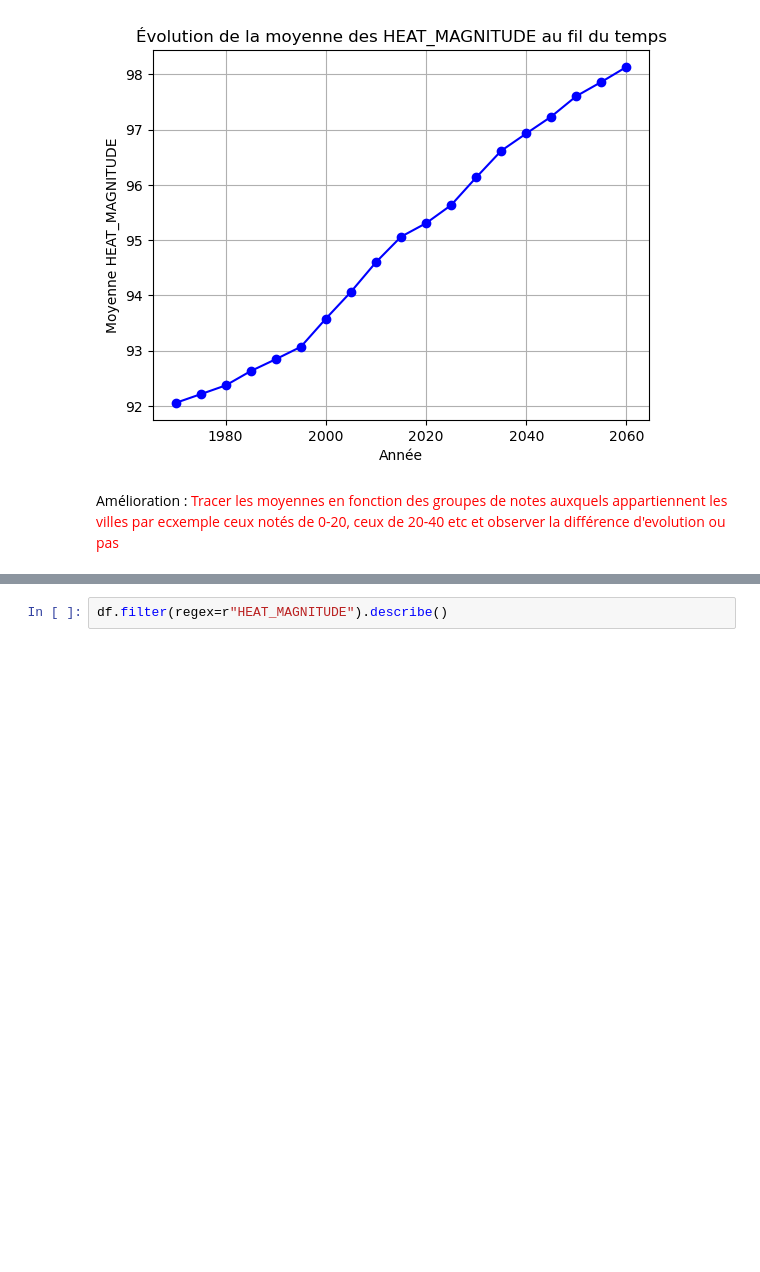
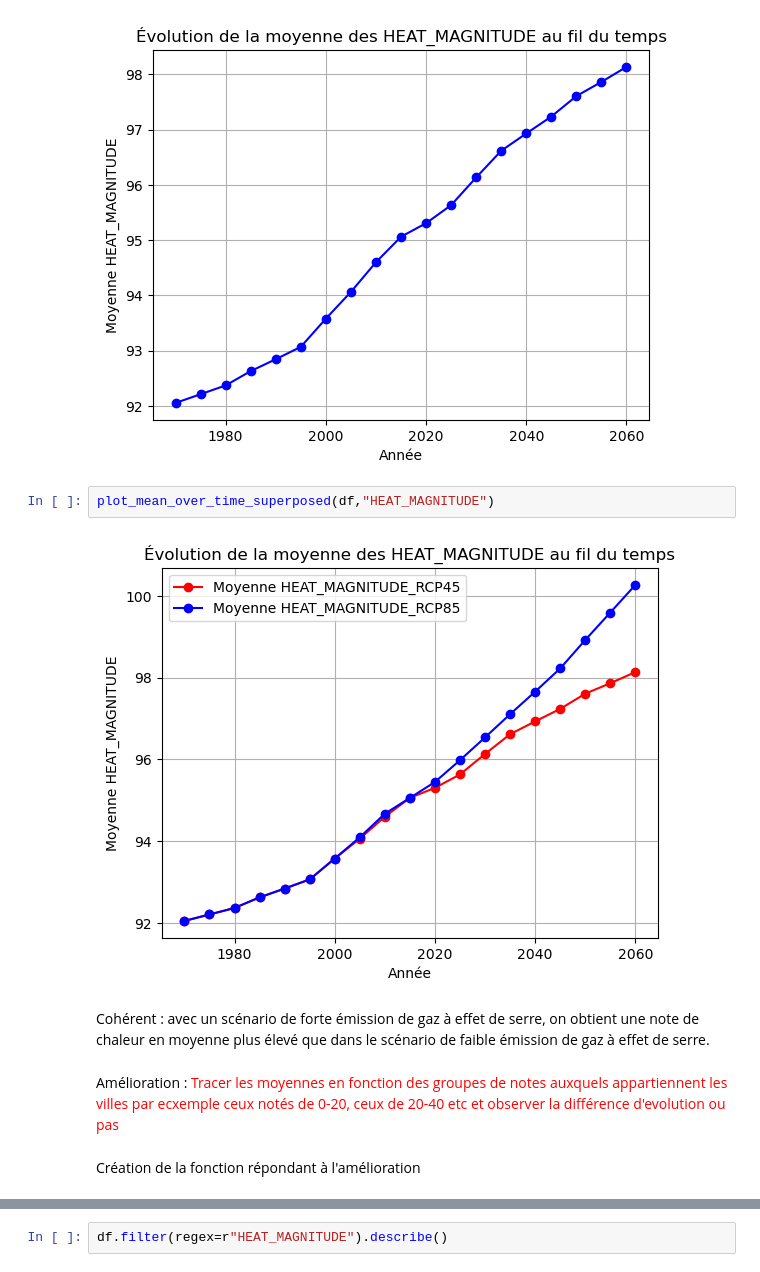
Before and after one commit to Askkip/StatAPP, a Jupyter notebook: US_Climate_Description_Statistics.ipynb, the cells around one changed output, grey strips where cells are left out. Cells and saved outputs as stored; diff of their text form; blank space fills up the shorter version.

```diff
--- a/US_Climate_Description_Statistics.ipynb
+++ b/US_Climate_Description_Statistics.ipynb
@@ -289,5 +396,13 @@ plot_mean_over_time(df,"HEAT_MAGNITUDE")
 # %% [output]
 ['HEAT_MAGNITUDE_1970_F', 'HEAT_MAGNITUDE_1975_F', 'HEAT_MAGNITUDE_1980_F', 'HEAT_MAGNITUDE_1985_F', 'HEAT_MAGNITUDE_1990_F', 'HEAT_MAGNITUDE_1995_F', 'HEAT_MAGNITUDE_2000_F', 'HEAT_MAGNITUDE_2005_RCP ...
 [figure]
+# %%
+plot_mean_over_time_superposed(df,"HEAT_MAGNITUDE")
+# %% [output]
+[figure, added]
+# %% [markdown]
+Cohérent : avec un scénario de forte émission de gaz à effet de serre, on obtient une note de chaleur en moyenne plus élevé que dans le scénario de faible émission de gaz à effet de serre.
 # %% [markdown]
 Amélioration : <span style="color: red">Tracer les moyennes en fonction des groupes de notes auxquels appartiennent les villes par ecxemple ceux notés de 0-20, ceux de 20-40 etc et observer la différence d'evolution ou pas</span>
+# %% [markdown]
+Création de la fonction répondant à l'amélioration
```
Also changed, not shown: parts of 29 cells of this notebook.
